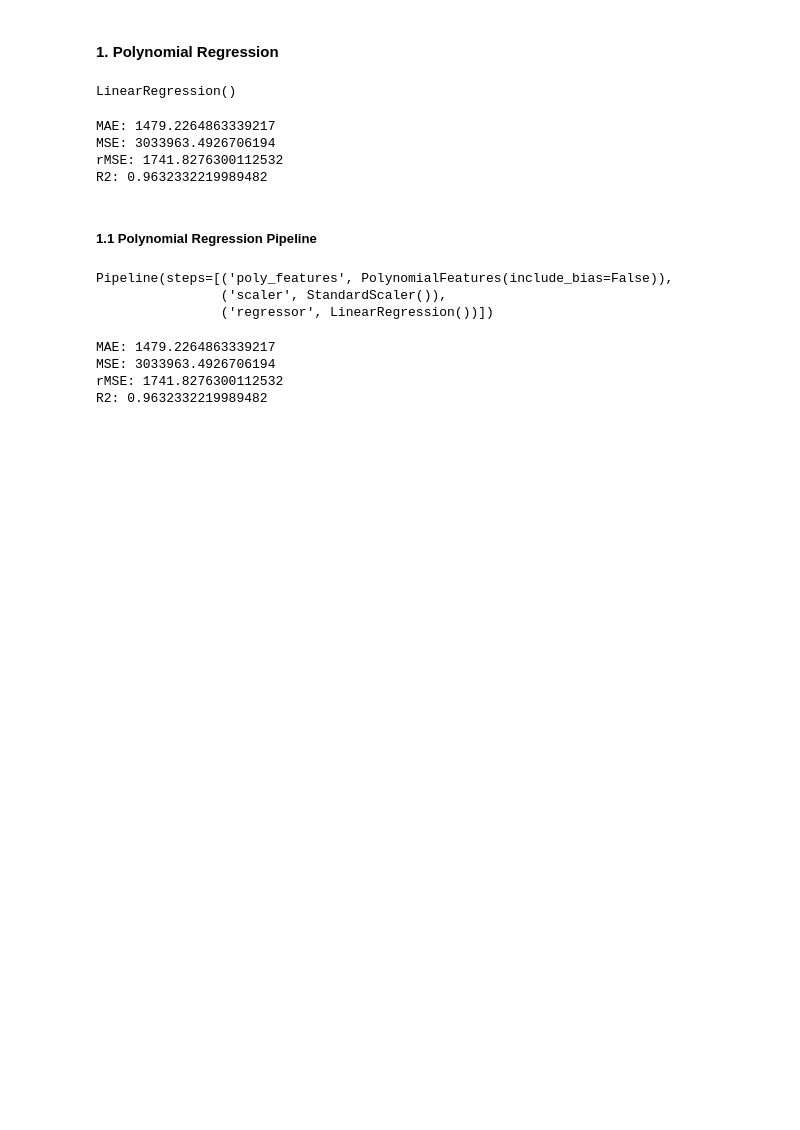
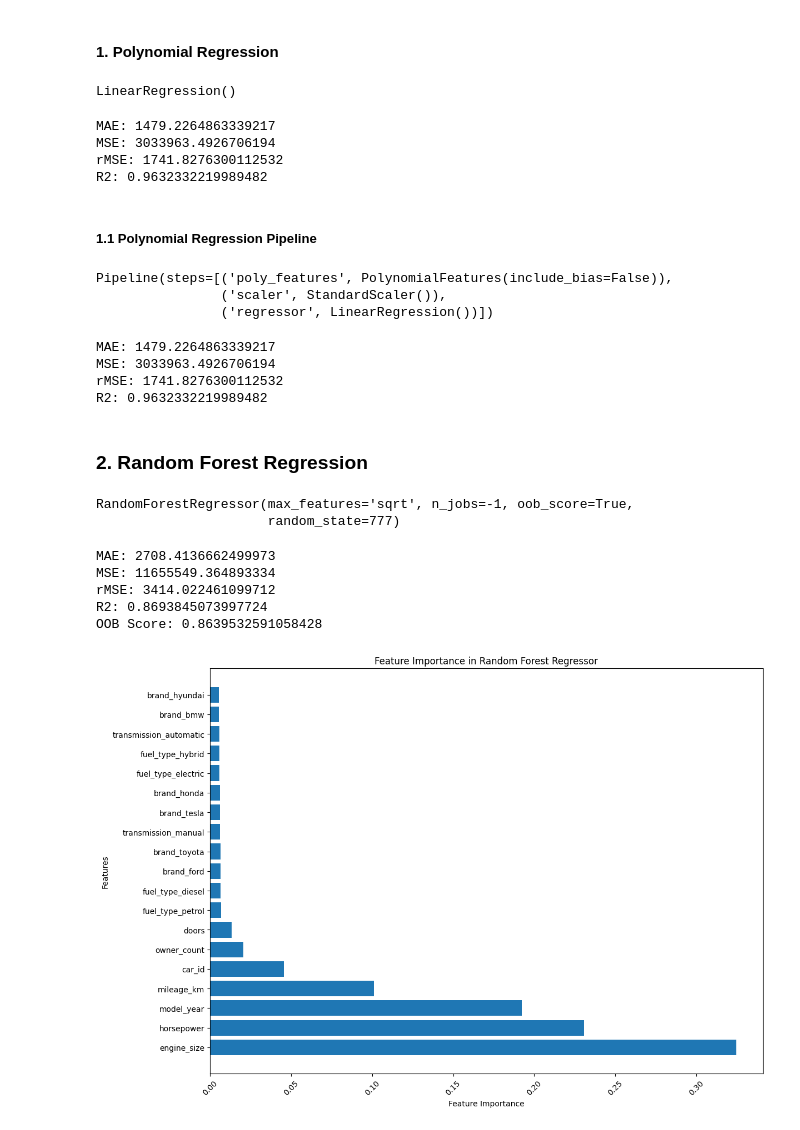
Before and after one commit to smartestnerdfromtown/Data-Science-Projects, a Jupyter notebook: Car Specifications Dataset/main.ipynb, the cells around one changed output. Cells and saved outputs as stored; diff of their text form; code cells hidden in the pictures; blank space fills up the shorter version.

Commit message:
model building. random forest regressor

```diff
--- a/Car Specifications Dataset/main.ipynb
+++ b/Car Specifications Dataset/main.ipynb
@@ -273,3 +279,68 @@ MAE: 1479.2264863339217
 MSE: 3033963.4926706194
 rMSE: 1741.8276300112532
 R2: 0.9632332219989482
+# %% [markdown]
+### 2. Random Forest Regression
+# %%
+X = df.drop(columns="price")
+y = df["price"]
+
+X_train, X_test, y_train, y_test = train_test_split(
+    X, y, test_size=0.2, random_state=RANDOM_STATE
+)
+# %%
+rf = RandomForestRegressor(
+    n_estimators=100,
+    criterion="squared_error",
+    max_depth=None,
+    min_samples_split=2,
+    min_samples_leaf=1,
+    max_features="sqrt",
+    bootstrap=True,
+    oob_score=True,
+    n_jobs=-1,
+    random_state=RANDOM_STATE
+)
+
+rf.fit(X_train, y_train)
+# %% [output]
+RandomForestRegressor(max_features='sqrt', n_jobs=-1, oob_score=True,
+                      random_state=777)
+# %%
+y_pred = rf.predict(X_test)
+
+mae = mean_absolute_error(y_test, y_pred)
+mse = mean_squared_error(y_test, y_pred)
+rmse = np.sqrt(mse)
+r2 = r2_score(y_test, y_pred)
+
+print("MAE:", mae)
+print("MSE:", mse)
+print("rMSE:", rmse)
+print("R2:", r2)
+print("OOB Score:", rf.oob_score_)
+# %% [output]
+MAE: 2708.4136662499973
+MSE: 11655549.364893334
+rMSE: 3414.022461099712
+R2: 0.8693845073997724
+OOB Score: 0.8639532591058428
+# %%
+importances = rf.feature_importances_
+feature_names = X.columns
+
+importances_df = pd.DataFrame({
+    "feature": feature_names,
+    "importance": importances
+}).sort_values(by="importance", ascending=False)
+# %%
+plt.figure(figsize=(12, 8))
+plt.barh(importances_df["feature"], importances_df["importance"])
+plt.xticks(rotation=45)
+plt.tight_layout()
+plt.xlabel("Feature Importance")
+plt.ylabel("Features")
+plt.title("Feature Importance in Random Forest Regressor")
+plt.show()
+# %% [output]
+[figure, added]
```
Also changed, not shown: parts of 2 cells of this notebook.
